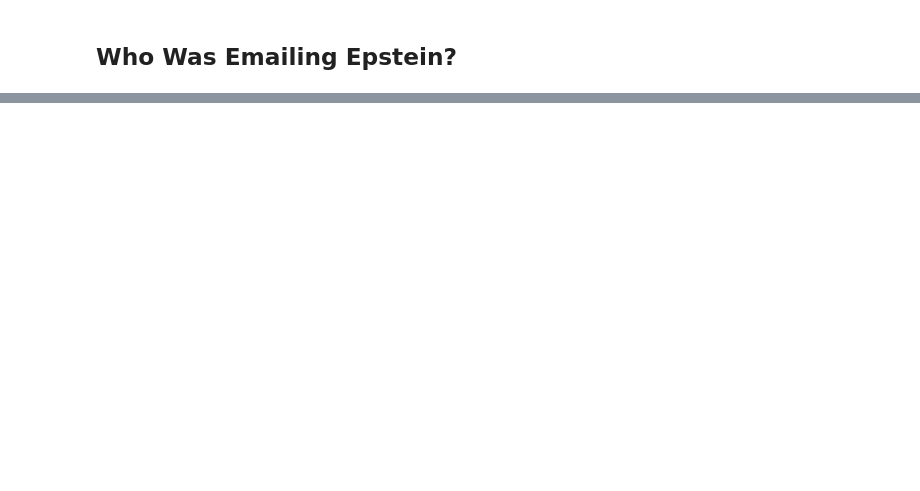
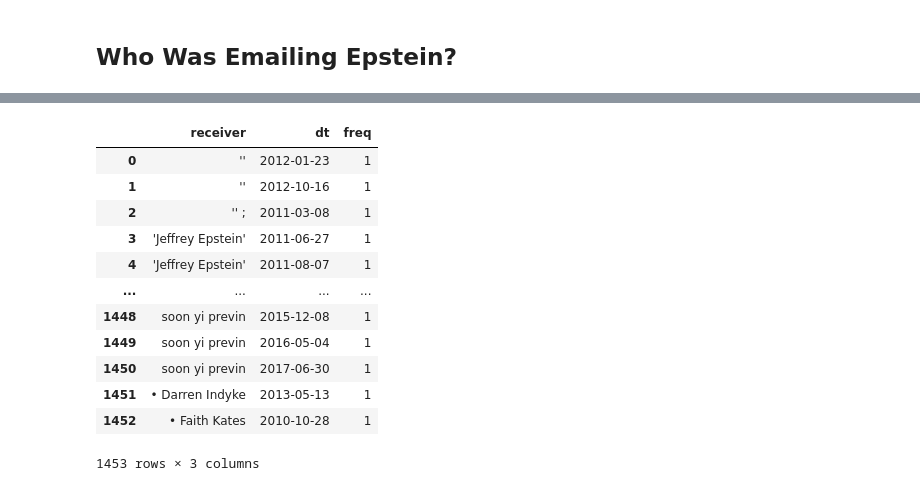
Before and after one commit to Connor-Villanueva/CSC-369, a Jupyter notebook: FinalProject/draft/explore_emails.ipynb, the cells around one changed output, grey strips where cells are left out. Drawn from its saved outputs; the diff is of its cells as text; code cells hidden in the pictures; blank space fills up the shorter version.

```diff
--- a/FinalProject/draft/explore_emails.ipynb
+++ b/FinalProject/draft/explore_emails.ipynb
@@ -355,0 +459,5 @@ Passing `palette` without assigning `hue` is deprecated and will be removed in v
+# %%
+emails["dt"] = pd.to_datetime(emails["date_sent"], errors="coerce")
+emails["month"] = pd.to_datetime(emails["dt"].dt.to_period("M"), errors="coerce")
+
+emails
@@ -355,0 +478,31 @@ Passing `palette` without assigning `hue` is deprecated and will be removed in v
+# %%
+query=f"""
+    SELECT
+        receiver,
+        CAST(dt AS DATE) AS date,
+        COUNT(*) AS freq
+    FROM
+        emails
+    WHERE
+        length(emails.receiver) > 1 AND length(emails.sender) > 1
+    GROUP BY
+        receiver, dt
+    ORDER BY
+        receiver, dt ASC
+"""
+
+duckdb.query(query).df().to_csv("")
+# %% [output]
+|  | receiver | dt | freq |
+| 0 | '' | 2012-01-23 | 1 |
+| 1 | '' | 2012-10-16 | 1 |
+| 2 | '' ; | 2011-03-08 | 1 |
+| 3 | 'Jeffrey Epstein' | 2011-06-27 | 1 |
+| 4 | 'Jeffrey Epstein' | 2011-08-07 | 1 |
+| ... | ... | ... | ... |
+| 1448 | soon yi previn | 2015-12-08 | 1 |
+| 1449 | soon yi previn | 2016-05-04 | 1 |
+| 1450 | soon yi previn | 2017-06-30 | 1 |
+| 1451 | • Darren Indyke | 2013-05-13 | 1 |
+| 1452 | • Faith Kates | 2010-10-28 | 1 |
+1453 rows × 3 columns
```
Also changed, not shown: parts of 11 cells of this notebook, 4 other files.
